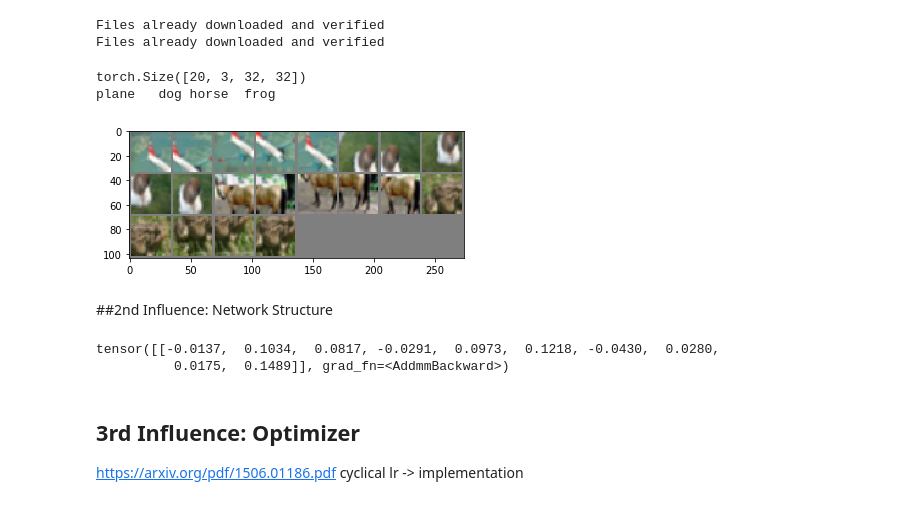
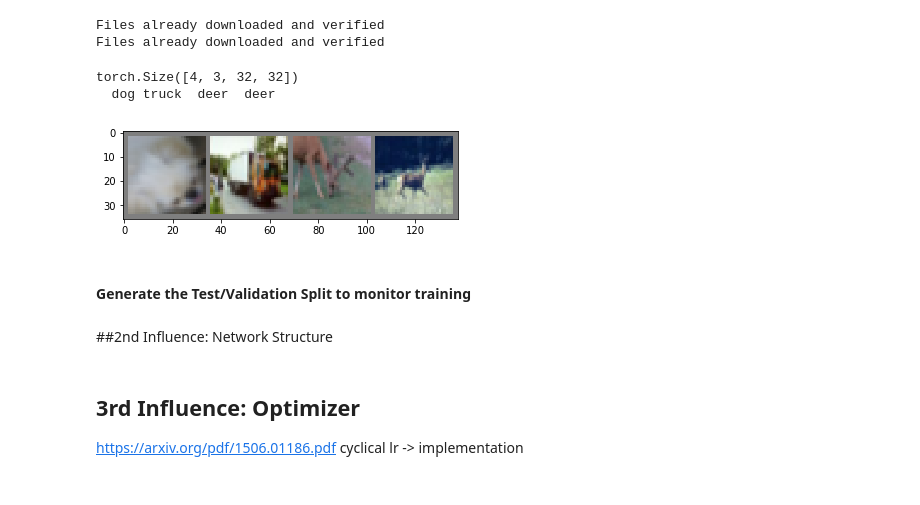
Before and after one commit to pierresegonne/ELEC5307_Project1, a Jupyter notebook: project1_part3.ipynb, the cells around one changed output. Saved outputs shown, nothing was run; the diff lists cells and outputs as text; code cells hidden in the pictures.

```diff
--- a/project1_part3.ipynb
+++ b/project1_part3.ipynb
@@ -79,18 +98,10 @@ train_transform_original = transforms.Compose(
 
 train_transform_centercrop = transforms.Compose(
     [# Cropping
-     transforms.CenterCrop(22),
+     transforms.CenterCrop(CROP_SIZE),
      transforms.Resize(32),
      transforms.ToTensor(),
      transforms.Normalize((0.5, 0.5, 0.5), (0.5, 0.5, 0.5))])
-
-def infocrop(crops):
-    print(crops)
-    return crops
-
-def infocrop2(crops):
-    print(crops.shape)
-    return crops
 
 def handleFiveCrops(crops):
     # original
@@ -105,6 +116,10 @@ def handleFiveCrops(crops):
       tensor_stack.append(new_tensor)
     return torch.stack(tensor_stack)
 
+def randomFromFiveCrops(crops):
+    randomIndex = random.randint(0,len(crops)-1)
+    return crops[randomIndex]
+
 train_transform_fivecrop = transforms.Compose(
     [# Cropping
      transforms.FiveCrop(22),
@@ -112,8 +127,22 @@ train_transform_fivecrop = transforms.Compose(
      transforms.Lambda(lambda crops: handleFiveCrops(crops)),
      ])
 
+train_transform_modified = transforms.RandomChoice([
+    transforms.Compose([
+                        transforms.ToTensor(),
+                        transforms.Normalize((0.5, 0.5, 0.5), (0.5, 0.5, 0.5))
+    ]),
+    transforms.Compose([
+                        transforms.FiveCrop(24), # What choice here?
+                        transforms.Lambda(lambda crops: randomFromFiveCrops(crops)),
+                        transforms.Resize(32),
+                        transforms.ToTensor(),
+                        transforms.Normalize((0.5, 0.5, 0.5), (0.5, 0.5, 0.5))
+    ]),
+  ])
 
-train_transform = train_transform_fivecrop
+
+train_transform = train_transform_modified
 
 test_transform = transforms.ToTensor()
 
@@ -136,22 +165,30 @@ Files already downloaded and verified
 # %%
 def showimg(tensor):
     tensor = tensor / 2 + 0.5     # unnormalize, because normalization is (img - 0.5)/0.5 in transforms.Normalize
     npimg = tensor.numpy()
     plt.imshow(np.transpose(npimg, (1, 2, 0)))
 
 # Visualization of random training images
 dataiter = trainloader.__iter__()
 input, labels = dataiter.next()
 
-bs, ncrops, c, h, w = input.size()
-input = input.view(-1, c, h, w) # fuse crops and bs
+# ------
+# IF FIVE CROPS TOTAL
+# bs, ncrops, c, h, w = input.size()
+# input = input.view(-1, c, h, w) # fuse crops and bs
+# if include the five crop, how to handle the difference in shapes with at random?
+# Can just have a switch, if five crops, multiplies the bs by 5.
+# ------
+
 print(input.shape)
 # show images
 showimg(torchvision.utils.make_grid(input))
 
 # print labels
 print(' '.join('%5s' % classes[labels[j]] for j in range(4)))
 # %% [output]
-torch.Size([20, 3, 32, 32])
-plane   dog horse  frog
+torch.Size([4, 3, 32, 32])
+  dog truck  deer  deer
-[figure, old version]
+[figure, new version]
+# %% [markdown]
+#### Generate the Test/Validation Split to monitor training
@@ -158,8 +207,6 @@ plane   dog horse  frog
 # %% [markdown]
 ##2nd Influence: Network Structure
 # %%
-import torch.nn.functional as F
-
 class CNN(nn.Module):
     def __init__(self):
         super(CNN, self).__init__()
@@ -208,11 +255,10 @@ cnn = CNN()
 
 # test
 # REMINDER, shape of tensor: [BS, CH, HEIGHT, WIDTH]
-input = torch.rand((1,3,32,32))
-cnn(input)
+TEST_INPUT = False
+if TEST_INPUT:
+  input = torch.rand((1,3,32,32))
+  cnn(input)
-# %% [output]
-tensor([[-0.0137,  0.1034,  0.0817, -0.0291,  0.0973,  0.1218, -0.0430,  0.0280,
-          0.0175,  0.1489]], grad_fn=<AddmmBackward>)
 # %% [markdown]
 ## 3rd Influence: Optimizer
 
```
Also changed, not shown: parts of 12 cells of this notebook.
